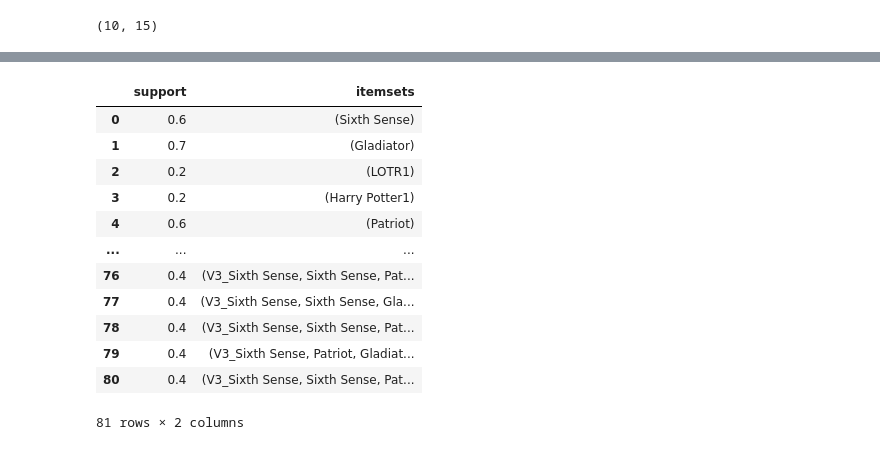
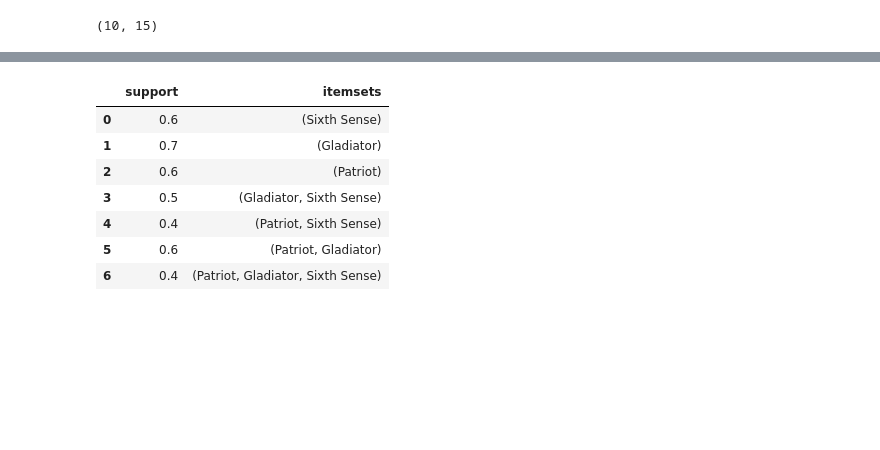
Before and after one commit to niranjankr18/ASSOCIATION-RULES, a Jupyter notebook: association.movies.ipynb, the cells around one changed output, grey strips where cells are left out. Cells and saved outputs as stored; diff of their text form; code cells hidden in the pictures; blank space fills up the shorter version.

```diff
--- a/association.movies.ipynb
+++ b/association.movies.ipynb
@@ -70,6 +47,6 @@ Name: Green Mile, dtype: int64
 # %%
-mb1=pd.get_dummies(mb)
-mb1.head()
+mb1=mb.iloc[:,5:]
+mb1
 # %% [output]
 |  | Sixth Sense | Gladiator | LOTR1 | Harry Potter1 | Patriot | LOTR2 | Harry Potter2 | LOTR | Braveheart | ... |
 | 0 | 1 | 0 | 1 | 1 | 0 | 1 | 0 | 0 | 0 | ... |
@@ -81,17 +141,12 @@ mb1.head()
 # %%
-mn= apriori(mb1, min_support=0.2, use_colnames=True)
-mn
+frequent_itemsets1 = apriori(mb1, min_support=0.3, use_colnames=True) #30% of support
+frequent_itemsets1
 # %% [output]
 |  | support | itemsets |
 | 0 | 0.6 | (Sixth Sense) |
 | 1 | 0.7 | (Gladiator) |
-| 2 | 0.2 | (LOTR1) |
-| 3 | 0.2 | (Harry Potter1) |
-| 4 | 0.6 | (Patriot) |
-| ... | ... | ... |
-| 76 | 0.4 | (V3_Sixth Sense, Sixth Sense, Pat... |
-| 77 | 0.4 | (V3_Sixth Sense, Sixth Sense, Gla... |
-| 78 | 0.4 | (V3_Sixth Sense, Sixth Sense, Pat... |
-| 79 | 0.4 | (V3_Sixth Sense, Patriot, Gladiat... |
-| 80 | 0.4 | (V3_Sixth Sense, Sixth Sense, Pat... |
+| 2 | 0.6 | (Patriot) |
+| 3 | 0.5 | (Gladiator, Sixth Sense) |
+| 4 | 0.4 | (Patriot, Sixth Sense) |
+| 5 | 0.6 | (Patriot, Gladiator) |
+| 6 | 0.4 | (Patriot, Gladiator, Sixth Sense) |
-81 rows × 2 columns
```
Also changed, not shown: parts of 22 cells of this notebook.
